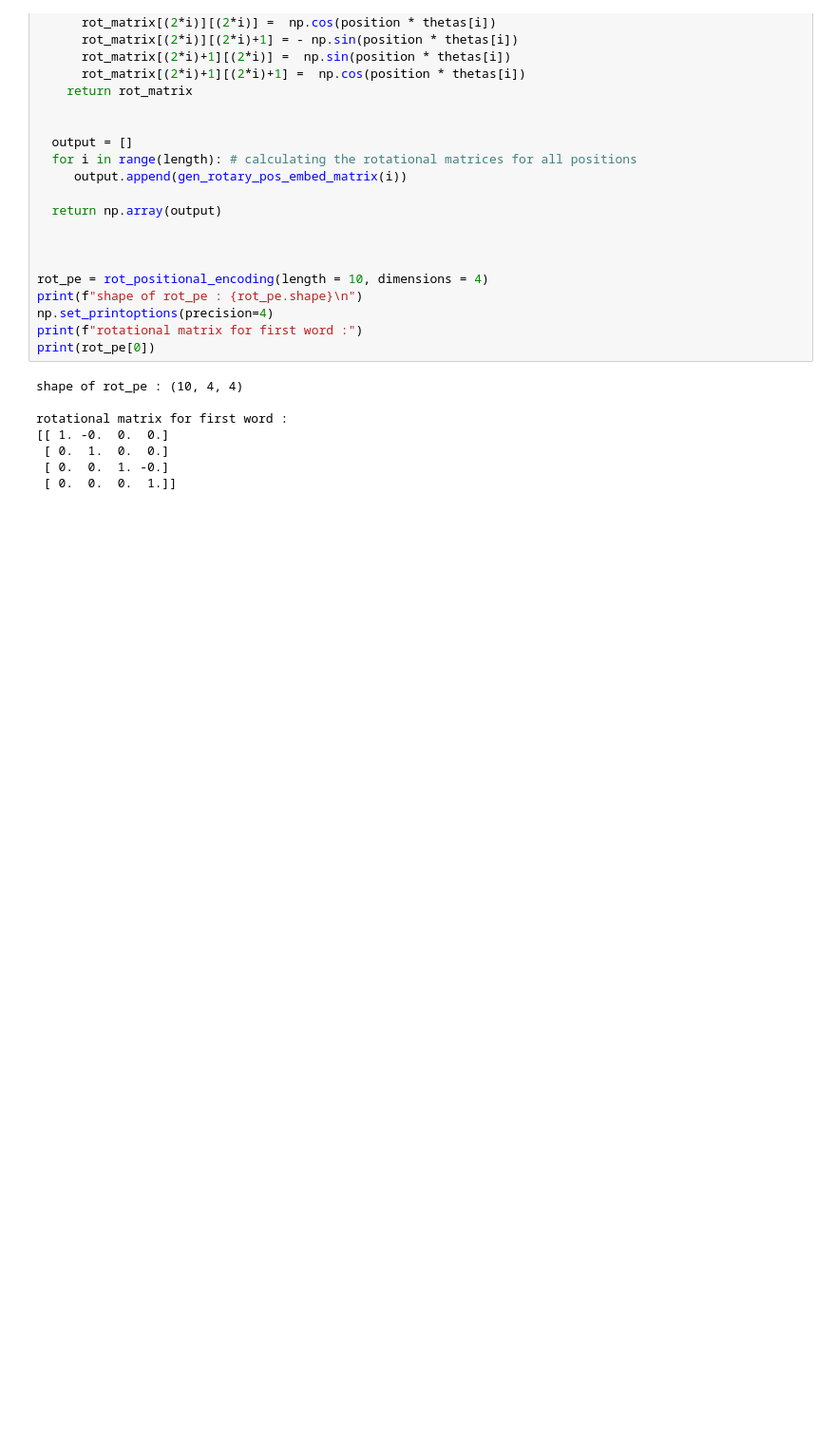
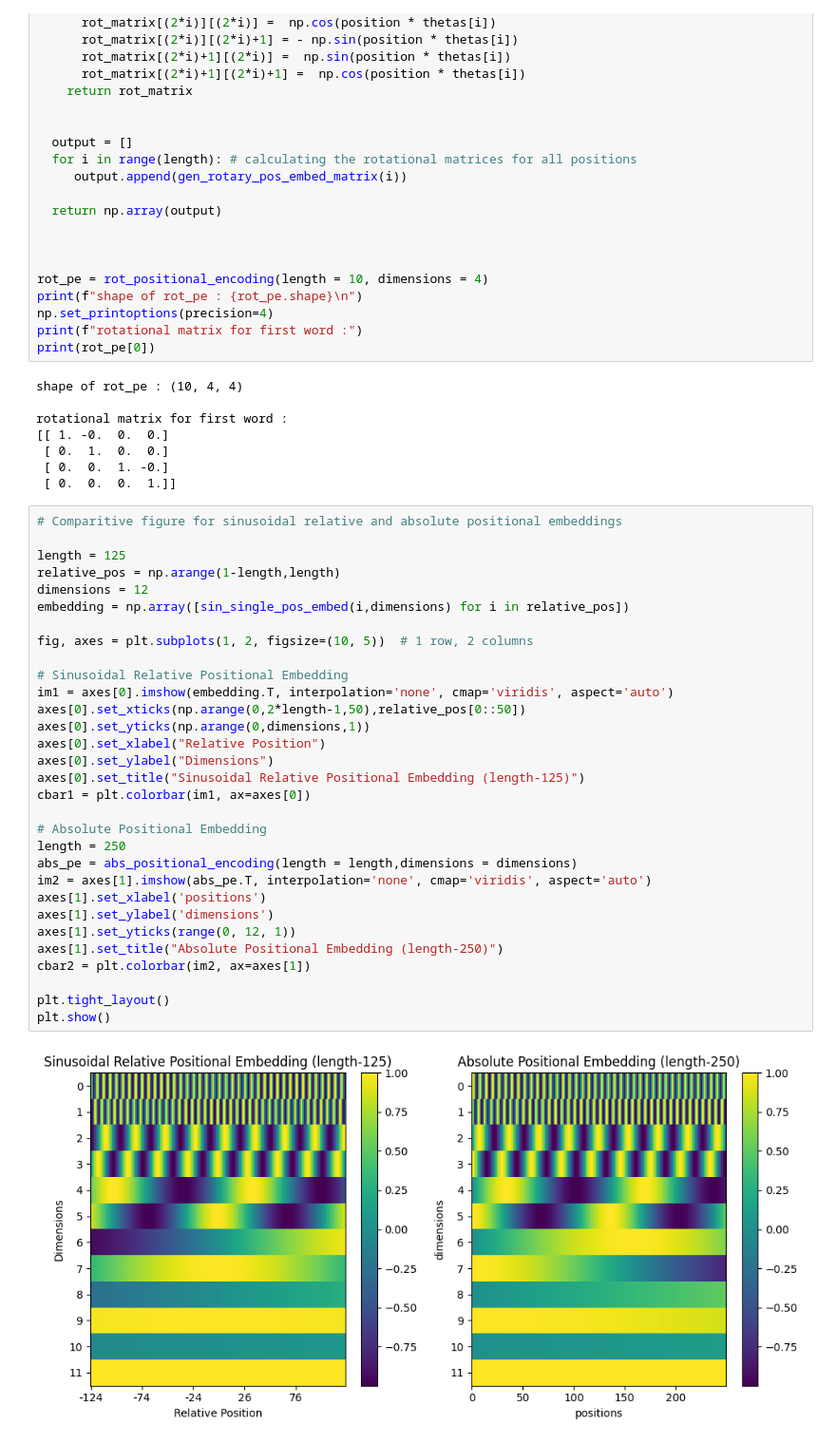
Before and after one commit to smlab-niser/23cs461, a Jupyter notebook: assignment/adhil/PE_codes.ipynb, the cells around one changed output. Shown: that part at 95% size. Drawn from its saved outputs; the diff is of its cells as text; blank space fills up the shorter version.

```diff
--- a/assignment/adhil/PE_codes.ipynb
+++ b/assignment/adhil/PE_codes.ipynb
@@ -168,3 +188,36 @@ rotational matrix for first word :
  [ 0.  1.  0.  0.]
  [ 0.  0.  1. -0.]
  [ 0.  0.  0.  1.]]
+# %%
+# Comparitive figure for sinusoidal relative and absolute positional embeddings
+
+length = 125
+relative_pos = np.arange(1-length,length)
+dimensions = 12
+embedding = np.array([sin_single_pos_embed(i,dimensions) for i in relative_pos])
+
+fig, axes = plt.subplots(1, 2, figsize=(10, 5))  # 1 row, 2 columns
+
+# Sinusoidal Relative Positional Embedding
+im1 = axes[0].imshow(embedding.T, interpolation='none', cmap='viridis', aspect='auto')
+axes[0].set_xticks(np.arange(0,2*length-1,50),relative_pos[0::50])
+axes[0].set_yticks(np.arange(0,dimensions,1))
+axes[0].set_xlabel("Relative Position")
+axes[0].set_ylabel("Dimensions")
+axes[0].set_title("Sinusoidal Relative Positional Embedding (length-125)")
+cbar1 = plt.colorbar(im1, ax=axes[0])
+
+# Absolute Positional Embedding
+length = 250
+abs_pe = abs_positional_encoding(length = length,dimensions = dimensions)
+im2 = axes[1].imshow(abs_pe.T, interpolation='none', cmap='viridis', aspect='auto')
+axes[1].set_xlabel('positions')
+axes[1].set_ylabel('dimensions')
+axes[1].set_yticks(range(0, 12, 1))
+axes[1].set_title("Absolute Positional Embedding (length-250)")
+cbar2 = plt.colorbar(im2, ax=axes[1])
+
+plt.tight_layout()
+plt.show()
+# %% [output]
+[figure, added]
```
Also changed, not shown: parts of 6 cells of this notebook, 3 other files.
